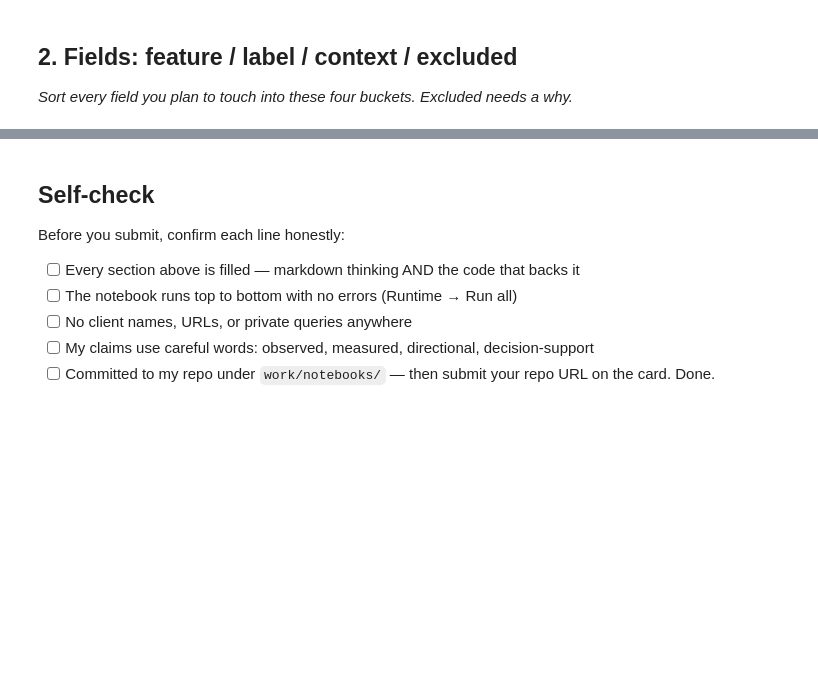
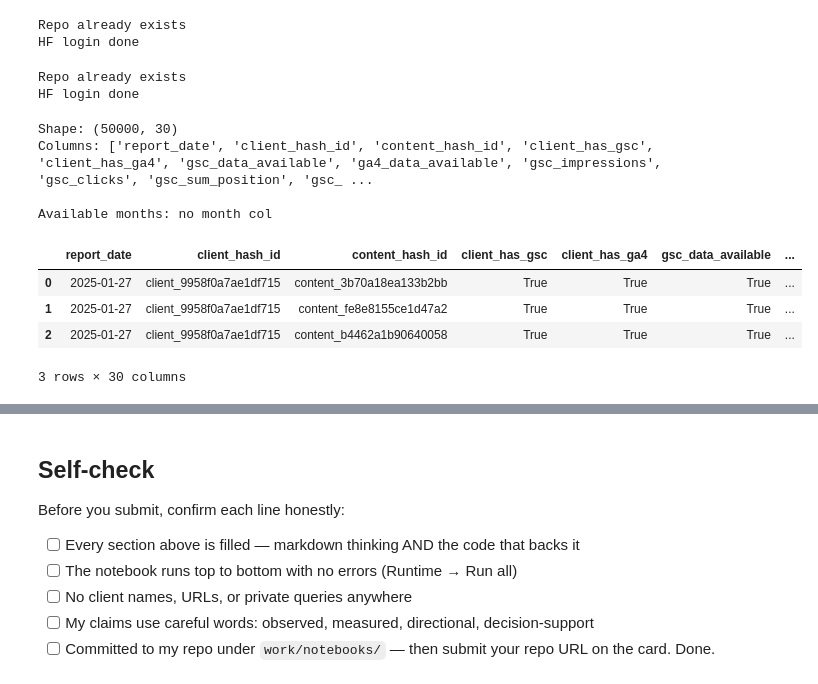
Before and after one commit to sayuj5/flyrank-internship-ml, a Jupyter notebook: work/notebooks/w03_data_contract.ipynb, the cells around one changed output, grey strips where cells are left out. Drawn from its saved outputs; the diff is of its cells as text; code cells hidden in the pictures; blank space fills up the shorter version.

Commit message:
Add W03 data contract notebook - engagement prediction lane

```diff
--- a/work/notebooks/w03_data_contract.ipynb
+++ b/work/notebooks/w03_data_contract.ipynb
@@ -16,4 +8,0 @@ This skeleton is yours to fill. Work the sections **in order** — each one has
-# %% [markdown]
-## 2. Fields: feature / label / context / excluded
-
-*Sort every field you plan to touch into these four buckets. Excluded needs a why.*
@@ -22,0 +9,76 @@ This skeleton is yours to fill. Work the sections **in order** — each one has
+# %%
+import subprocess, os
+from google.colab import userdata
+
+# Clone repo
+if not os.path.exists('/content/flyrank-internship-ml'):
+    subprocess.run(['git', 'clone', 'https://github.com/sayuj5/flyrank-internship-ml.git'],
+                   capture_output=True, text=True)
+    print("Repo cloned")
+else:
+    print("Repo already exists")
+
+# HF login
+import huggingface_hub
+token = userdata.get('HF_TOKEN')
+huggingface_hub.login(token=token, add_to_git_credential=False)
+print("HF login done")
+# %% [output]
+Repo already exists
+HF login done
+# %%
+import subprocess, os
+from google.colab import userdata
+
+# Clone repo
+if not os.path.exists('/content/flyrank-internship-ml'):
+    subprocess.run(['git', 'clone', 'https://github.com/sayuj5/flyrank-internship-ml.git'],
+                   capture_output=True, text=True)
+    print("Repo cloned")
+else:
+    print("Repo already exists")
+
+# HF login
+import huggingface_hub
+token = userdata.get('HF_TOKEN')
+huggingface_hub.login(token=token, add_to_git_credential=False)
+print("HF login done")
+# %% [output]
+Repo already exists
+HF login done
+# %%
+import pandas as pd
+from datasets import load_dataset
+
+# Use streaming to avoid downloading 1.17GB
+dataset = load_dataset(
+    "FlyRank/internship-warehouse",
+    "fact_content_daily_performance",
+    split="train",
+    token=token,
+    streaming=True
+)
+
+# Take just 50000 rows to work with
+rows = []
+for i, row in enumerate(dataset):
+    if i >= 50000:
+        break
+    rows.append(row)
+
+df = pd.DataFrame(rows)
+
+print(f"Shape: {df.shape}")
+print(f"Columns: {df.columns.tolist()}")
+print(f"\nAvailable months: {sorted(df['month'].unique()) if 'month' in df.columns else 'no month col'}")
+df.head(3)
+# %% [output]
+Shape: (50000, 30)
+Columns: ['report_date', 'client_hash_id', 'content_hash_id', 'client_has_gsc', 'client_has_ga4', 'gsc_data_available', 'ga4_data_available', 'gsc_impressions', 'gsc_clicks', 'gsc_sum_position', 'gsc_ ...
+
+Available months: no month col
+|  | report_date | client_hash_id | content_hash_id | client_has_gsc | client_has_ga4 | gsc_data_available | ... |
+| 0 | 2025-01-27 | client_9958f0a7ae1df715 | content_3b70a18ea133b2bb | True | True | True | ... |
+| 1 | 2025-01-27 | client_9958f0a7ae1df715 | content_fe8e8155ce1d47a2 | True | True | True | ... |
+| 2 | 2025-01-27 | client_9958f0a7ae1df715 | content_b4462a1b90640058 | True | True | True | ... |
+3 rows × 30 columns
```
Also changed, not shown: parts of 20 cells of this notebook.
